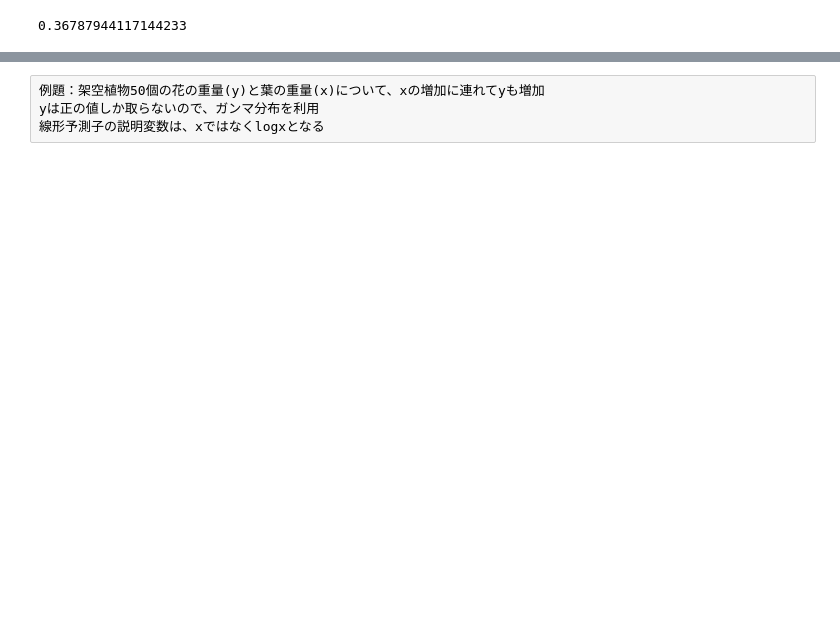
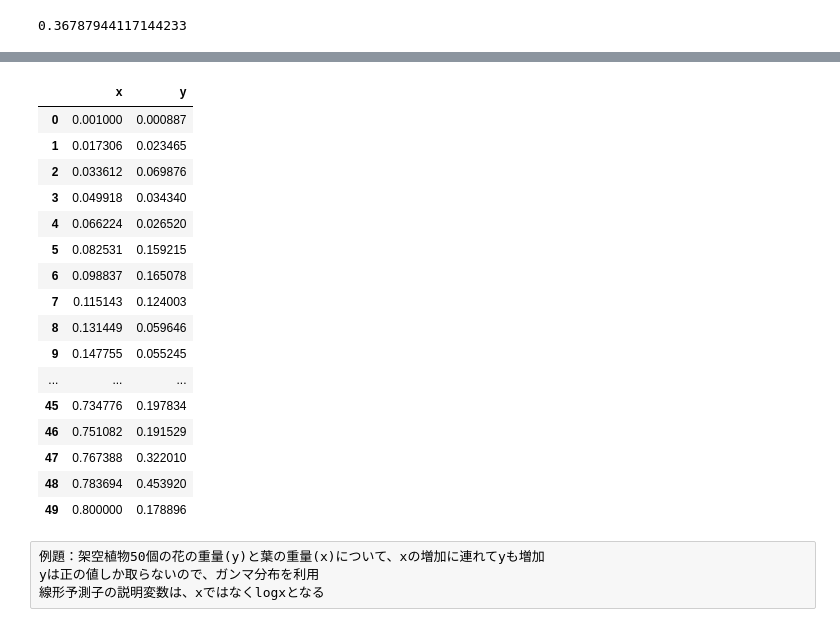
Before and after one commit to ToukeiMaster/kubobooks, a Jupyter notebook: chapter06_yamamoto.ipynb, the cells around one changed output, grey strips where cells are left out. Cells and saved outputs as stored; diff of their text form; code cells hidden in the pictures; blank space fills up the shorter version.

```diff
--- a/chapter06_yamamoto.ipynb
+++ b/chapter06_yamamoto.ipynb
@@ -611,3 +869,25 @@ ImportError: No module named pyper
+# %%
+d_pd=pd.read_csv('./d.csv')
+# %%
+d_pd
+# %% [output]
+|  | x | y |
+| 0 | 0.001000 | 0.000887 |
+| 1 | 0.017306 | 0.023465 |
+| 2 | 0.033612 | 0.069876 |
+| 3 | 0.049918 | 0.034340 |
+| 4 | 0.066224 | 0.026520 |
+| 5 | 0.082531 | 0.159215 |
+| 6 | 0.098837 | 0.165078 |
+| 7 | 0.115143 | 0.124003 |
+| 8 | 0.131449 | 0.059646 |
+| 9 | 0.147755 | 0.055245 |
+| ... | ... | ... |
+| 45 | 0.734776 | 0.197834 |
+| 46 | 0.751082 | 0.191529 |
+| 47 | 0.767388 | 0.322010 |
+| 48 | 0.783694 | 0.453920 |
+| 49 | 0.800000 | 0.178896 |
 # %% [raw]
 例題：架空植物50個の花の重量(y)と葉の重量(x)について、xの増加に連れてyも増加
 yは正の値しか取らないので、ガンマ分布を利用
```
Also changed, not shown: parts of 36 cells of this notebook.
